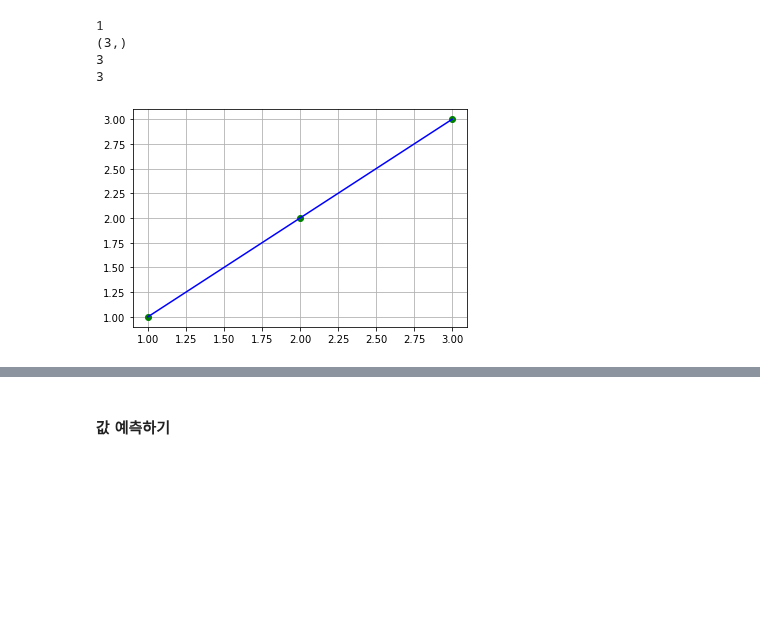
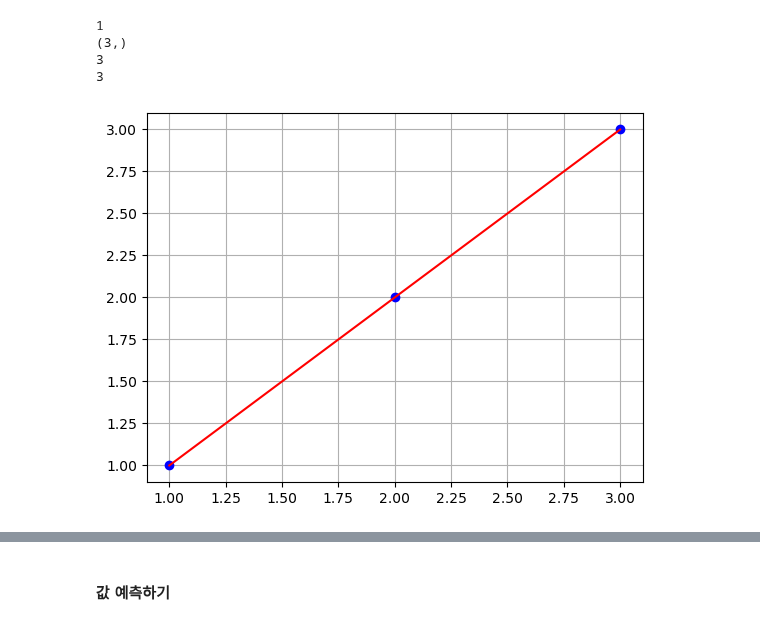
Before and after one commit to imguru-mooc/HVAC_EDU, a Jupyter notebook: 인공지능/source/Chapter_2/1.linear_regression.ipynb, the cells around one changed output, grey strips where cells are left out. Cells and saved outputs as stored; diff of their text form; code cells hidden in the pictures; blank space fills up the shorter version.

```diff
--- a/인공지능/source/Chapter_2/1.linear_regression.ipynb
+++ b/인공지능/source/Chapter_2/1.linear_regression.ipynb
@@ -41,25 +21,25 @@ Epoch 7/100
 # %%
 import numpy as np   # numeriacal computing
 import matplotlib.pyplot as plt  # plotting core
 
 x = np.array([1,2,3])
 y = np.array([1,2,3])
 print(x.ndim)
 print(x.shape)
 print(x.shape[0]) # 배열의 원소를 세는법
 print(len(x))  # 배열의 원소를 세는법
 
-plt.plot(x,y, 'go' )
-plt.plot(x,y, 'b-' )
+plt.plot(x,y, 'bo' )
+plt.plot(x,y, 'r-' )
 
 plt.grid(True)
 plt.show()
 # %% [output]
 1
 (3,)
 3
 3
-[figure, old version]
+[figure, new version]
 # %%
 import numpy as np   # numeriacal computing
 import matplotlib.pyplot as plt  # plotting core
```
Also changed, not shown: parts of 14 cells of this notebook, 5 other files.
